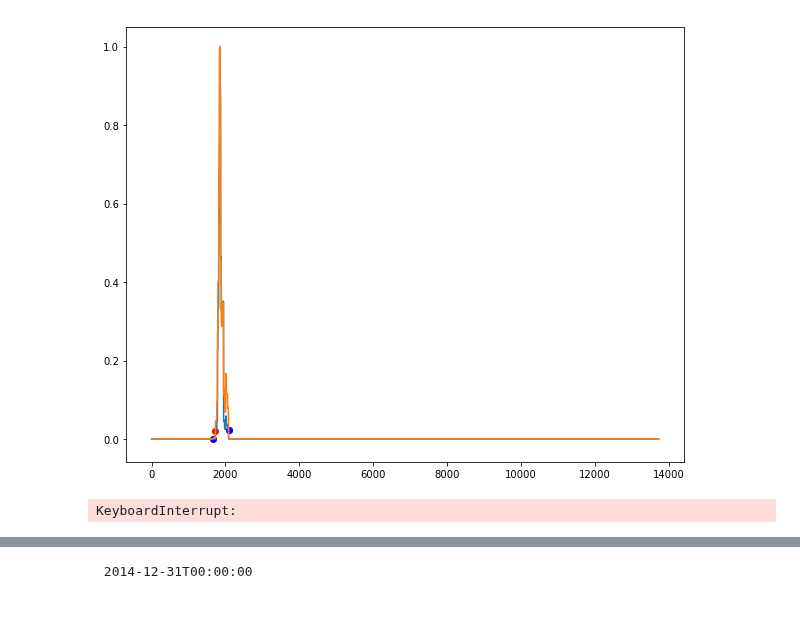
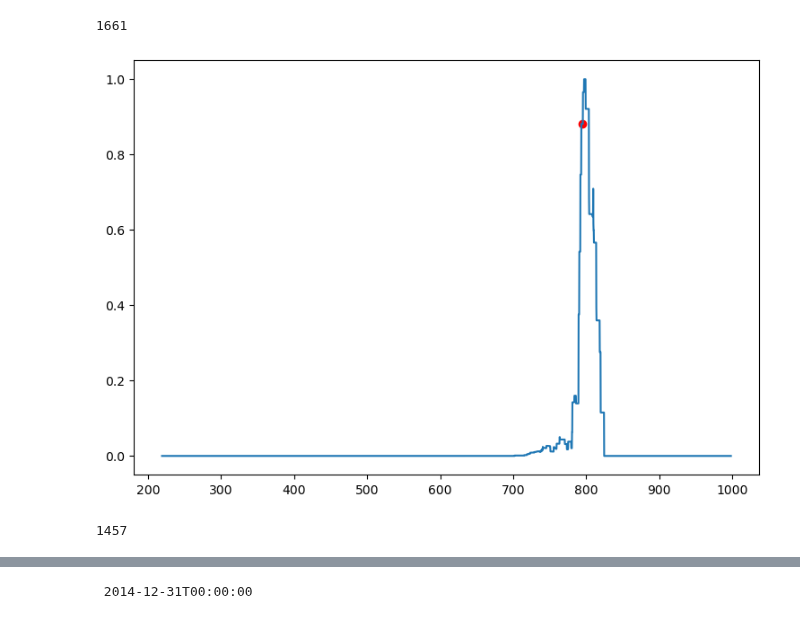
Before and after one commit to zipu/Trading, a Jupyter notebook: 02.기초연구/TDOP/차트에 지표 그리기.ipynb, the cells around one changed output, grey strips where cells are left out. Saved outputs shown, nothing was run; the diff lists cells and outputs as text; code cells hidden in the pictures.

```diff
--- a/02.기초연구/TDOP/차트에 지표 그리기.ipynb
+++ b/02.기초연구/TDOP/차트에 지표 그리기.ipynb
@@ -30,48 +14,65 @@ ohlc = dataframe(f'CME_{symbol}', ohlc_raw)
+# %%
+tdopfile = h5py.File("../../data/tdop/tdop_decay_7.hdf",'r')
+# %%
+P = instruments['C']
+quotes = P.quotes()
+data = tdopfile['C']
+dates = data['dates']
+tdops = data['tdop']
+prices = data['prices'][:]
+# %%
+close= quotes[quotes.index == dates[idx].astype('M8[s]')]['close'][0]
+# %%
+np.where(prices==close)[0][0]
+# %% [output]
+1661
 # %%
-start = np.where(dates==np.datetime64('2007-03-01'))[0][0]
-for idx in range(start,3000):#enumerate(dates[1000:]):
+end = len(dates)
+start = len(dates)-100
+
+for idx in range(start, end, 1):
+    tdop = tdops[idx]
     date = dates[idx]
-    close = ohlc.loc[date].close
-    pidx = np.abs(price - close).argmin()
+    close = quotes[quotes.index == dates[idx].astype('M8[s]')]['close'][0]
+    close_idx = np.where(prices==close)[0][0]
 
-    tdop1 = tdops1[idx]
-    tdop2 = tdops2[idx]
-    atr = int(ohlc.loc[date].ATR/pinfo['tick_unit'] )
+    #tdop1 = tdops1[idx]
+    #tdop2 = tdops2[idx]
+    #atr = int(ohlc.loc[date].ATR/pinfo['tick_unit'] )
 
-    tdop2 = norm(tdop2, ntype='minmax')
-    tdop1 = norm(tdop1, ntype='minmax')
+    #tdop2 = norm(tdop2, ntype='minmax')
+    #tdop1 = norm(tdop1, ntype='minmax')
+    normtdop = norm(tdop, ntype='minmax')
+    top = tdop.argmax()
+    #top2 = tdop2.argmax()
+    x=prices #np.arange(len(tdop1))
 
-    top1 = tdop1.argmax()
-    top2 = tdop2.argmax()
-    x=np.arange(len(tdop1))
+    #cond1 = np.where(tdop1>0.001)[0]
+    #cond2 = np.where(tdop2>0.001)[0]
 
-    cond1 = np.where(tdop1>0.001)[0]
-    cond2 = np.where(tdop2>0.001)[0]
-
-    left1 = cond1.min()
-    right1 = cond1.max()
-    left2 = cond2.min()
-    right2 = cond2.max()
+    #left1 = cond1.min()
+    #right1 = cond1.max()
+    #left2 = cond2.min()
+    #right2 = cond2.max()
 
     #sp1 = split(np.where(tdop1>10)[0], tdop1.argmax())[0]
     #sp2 = split(np.where(tdop2>10)[0], tdop2.argmax())[0]
 
-    plt.figure().set_size_inches(10,8)
+    plt.figure().set_size_inches(9,6)
 
-    plt.plot(x, tdop1)
-    plt.plot(x, tdop2)
+    plt.plot(prices, normtdop)
+    plt.scatter(close,normtdop[close_idx],color='red')
 
-    plt.scatter(x[left1], tdop1[left1], color='red')
-    plt.scatter(x[right1], tdop1[right1], color='red')
-    plt.scatter(x[left2], tdop1[left2], color='blue')
-    plt.scatter(x[right2], tdop1[right2], color='blue')
+    #plt.scatter(x[left1], tdop1[left1], color='red')
+    #plt.scatter(x[right1], tdop1[right1], color='red')
+    #plt.scatter(x[left2], tdop1[left2], color='blue')
+    #plt.scatter(x[right2], tdop1[right2], color='blue')
     #plt.plot(x[sp1],tdop1[sp1])
     #plt.plot(x[sp2], tdop2[sp2])
 
     #plt.axes().axvline(pidx, color='black')
     plt.show()
-    time.sleep(0.5)
+    time.sleep(0.3)
     clear_output(wait=True)
 # %% [output]
-[figure, old version]
+[figure, new version]
-KeyboardInterrupt:
@@ -79,0 +79,4 @@ pidx
+# %%
+close_idx
+# %% [output]
+1457
```
Also changed, not shown: parts of 5 cells of this notebook, 5 other files.
